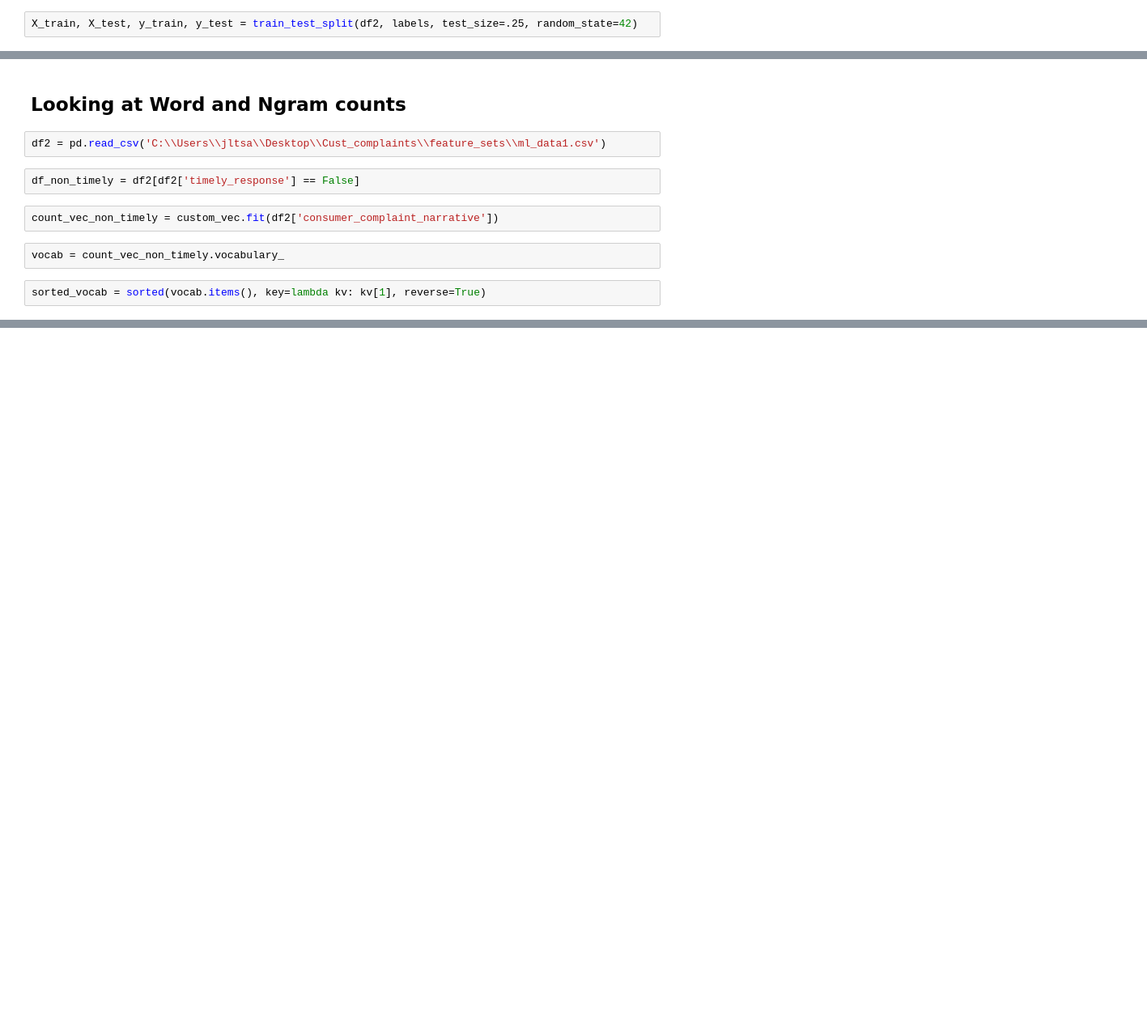
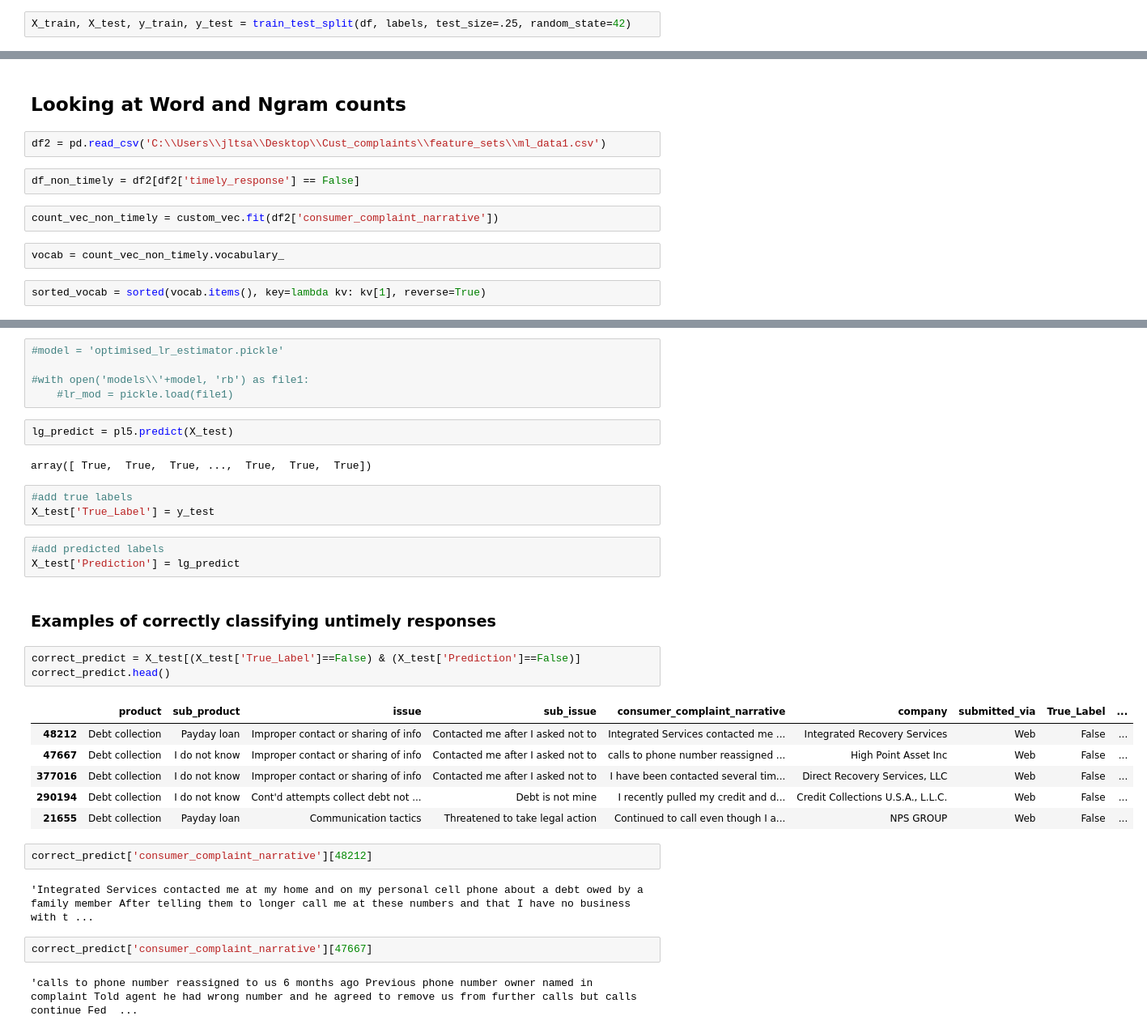
Before and after one commit to jltsao88/Improving_Customer_Service_Machine_Learning, a Jupyter notebook: 05_Machine_Learning.ipynb, the cells around one changed output, grey strips where cells are left out. Shown at 81% size. Cells and saved outputs as stored; diff of their text form; blank space fills up the shorter version.

```diff
--- a/05_Machine_Learning.ipynb
+++ b/05_Machine_Learning.ipynb
@@ -202,7 +202,7 @@ get_cats_pl = FunctionTransformer(get_cats, validate=False)
 # %% [markdown]
 ## Train and Test Sets
 # %%
-X_train, X_test, y_train, y_test = train_test_split(df2, labels, test_size=.25, random_state=42)
+X_train, X_test, y_train, y_test = train_test_split(df, labels, test_size=.25, random_state=42)
 # %% [markdown]
 ## Model Training
 # %% [markdown]
@@ -1020,0 +1023,35 @@ True
+# %%
+#model = 'optimised_lr_estimator.pickle'
+
+#with open('models\\'+model, 'rb') as file1:
+    #lr_mod = pickle.load(file1)
+# %%
+lg_predict = pl5.predict(X_test)
+# %% [output]
+array([ True,  True,  True, ...,  True,  True,  True])
+# %%
+#add true labels
+X_test['True_Label'] = y_test
+# %%
+#add predicted labels
+X_test['Prediction'] = lg_predict
+# %% [markdown]
+### Examples of correctly classifying untimely responses
+# %%
+correct_predict = X_test[(X_test['True_Label']==False) & (X_test['Prediction']==False)]
+correct_predict.head()
+# %% [output]
+|  | product | sub_product | issue | sub_issue | consumer_complaint_narrative | company | submitted_via | True_Label | ... |
+| 48212 | Debt collection | Payday loan | Improper contact or sharing of info | Contacted me after I asked not to | Integrated Services contacted me ... | Integrated Recovery Services | Web | False | ... |
+| 47667 | Debt collection | I do not know | Improper contact or sharing of info | Contacted me after I asked not to | calls to phone number reassigned ... | High Point Asset Inc | Web | False | ... |
+| 377016 | Debt collection | I do not know | Improper contact or sharing of info | Contacted me after I asked not to | I have been contacted several tim... | Direct Recovery Services, LLC | Web | False | ... |
+| 290194 | Debt collection | I do not know | Cont'd attempts collect debt not ... | Debt is not mine | I recently pulled my credit and d... | Credit Collections U.S.A., L.L.C. | Web | False | ... |
+| 21655 | Debt collection | Payday loan | Communication tactics | Threatened to take legal action | Continued to call even though I a... | NPS GROUP | Web | False | ... |
+# %%
+correct_predict['consumer_complaint_narrative'][48212]
+# %% [output]
+'Integrated Services contacted me at my home and on my personal cell phone about a debt owed by a family member After telling them to longer call me at these numbers and that I have no business with t ...
+# %%
+correct_predict['consumer_complaint_narrative'][47667]
+# %% [output]
+'calls to phone number reassigned to us 6 months ago Previous phone number owner named in complaint Told agent he had wrong number and he agreed to remove us from further calls but calls continue Fed  ...
```
Also changed, not shown: parts of 22 cells of this notebook, 1 other file.
